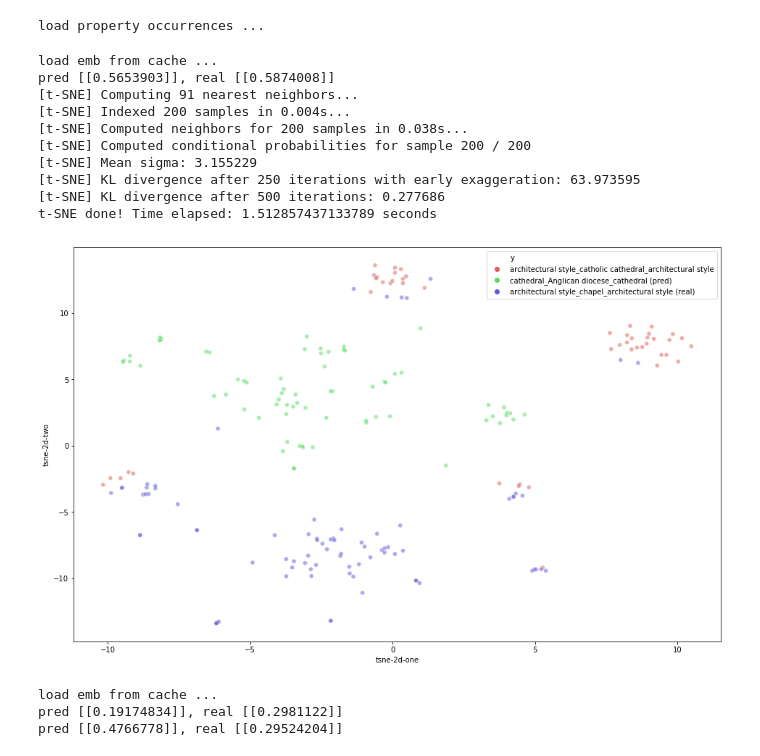
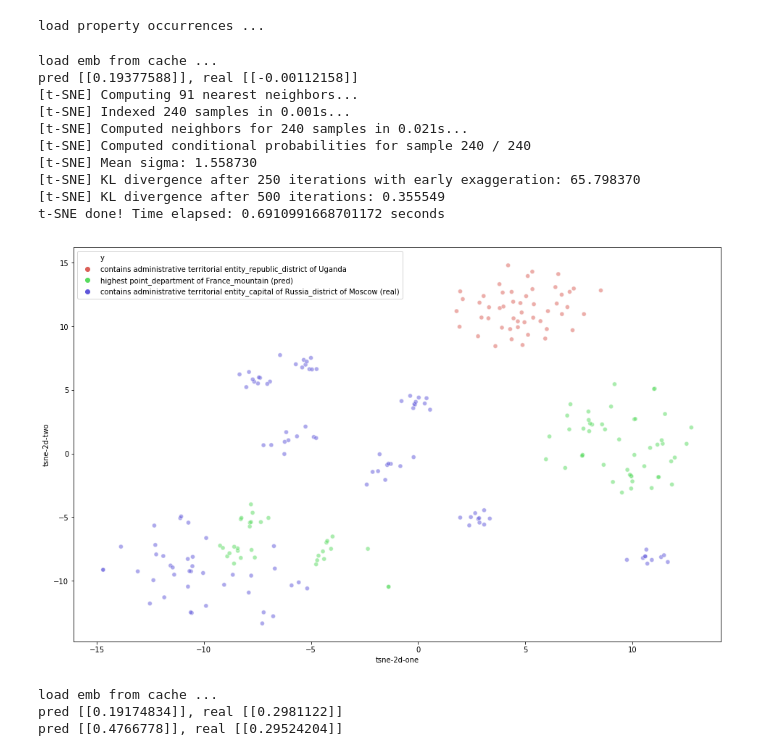
Before and after one commit to jzbjyb/RelEnt, a Jupyter notebook: exp.ipynb, the cells around one changed output. Drawn from its saved outputs; the diff is of its cells as text; code cells hidden in the pictures.

```diff
--- a/exp.ipynb
+++ b/exp.ipynb
@@ -3447,9 +3558,9 @@ def case_study(sample_file, label_file, emb_file, subprop_file, entityid2name_fi
         if pid == real_parent:
             real_parent_occs.extend(poccs)
 
-    wrong_pid_emb = np.array([np.concatenate([emb[emb_id2ind[h]], emb[emb_id2ind[t]]]) for h, t in wrong_pid_occs])
-    pred_parent_emb = np.array([np.concatenate([emb[emb_id2ind[h]], emb[emb_id2ind[t]]]) for h, t in pred_parent_occs])
-    real_parent_emb = np.array([np.concatenate([emb[emb_id2ind[h]], emb[emb_id2ind[t]]]) for h, t in real_parent_occs])
+    wrong_pid_emb = np.array([np.concatenate([emb[emb_id2ind[t]], ]) for h, t in wrong_pid_occs])
+    pred_parent_emb = np.array([np.concatenate([emb[emb_id2ind[t]], ]) for h, t in pred_parent_occs])
+    real_parent_emb = np.array([np.concatenate([emb[emb_id2ind[t]], ]) for h, t in real_parent_occs])
 
     wrong_pid_emb_mean = wrong_pid_emb.mean(0).reshape(1, -1)
     pred_parent_emb_mean = pred_parent_emb.mean(0).reshape(1, -1)
@@ -3481,26 +3592,27 @@ def case_study(sample_file, label_file, emb_file, subprop_file, entityid2name_fi
     )
 # %%
 # 'P1376_Q5119_Q3624078' 'P2541_Q829080_Q3624078' 'P1376_Q484170_Q6465'
+# 'P149_Q56242215_Q32880', 'P1885_Q18917976_Q2977', 'P149_Q108325_Q32880'
 case_study('data/analogy_dataset/split_middle_by_entail_nway_subgraph10_sample5_parent_occ_popu/test.nway',
            'data/analogy_dataset/split_middle_by_entail_nway_subgraph10_sample5_parent_occ_popu/label2occs.nway',
            '../pytorch_big_graph/emb/transe.txt',
            'data/property_occurrence_prop580k_split/subprops_hard',
            'data/split_merge_triples/property_occurrence_prop580k_split_entityid2name.pkl',
-           'P149_Q56242215_Q32880',
-           'P1885_Q18917976_Q2977',
-           'P149_Q108325_Q32880')
+           'P150_Q7270_Q3539870',
+           'P610_Q6465_Q8502',
+           'P150_Q4442912_Q4389092')
 # %% [output]
 load emb from cache ...
-pred [[0.5653903]], real [[0.5874008]]
+pred [[0.19377588]], real [[-0.00112158]]
 [t-SNE] Computing 91 nearest neighbors...
-[t-SNE] Indexed 200 samples in 0.004s...
-[t-SNE] Computed neighbors for 200 samples in 0.038s...
-[t-SNE] Computed conditional probabilities for sample 200 / 200
-[t-SNE] Mean sigma: 3.155229
-[t-SNE] KL divergence after 250 iterations with early exaggeration: 63.973595
-[t-SNE] KL divergence after 500 iterations: 0.277686
-t-SNE done! Time elapsed: 1.512857437133789 seconds
+[t-SNE] Indexed 240 samples in 0.001s...
+[t-SNE] Computed neighbors for 240 samples in 0.021s...
+[t-SNE] Computed conditional probabilities for sample 240 / 240
+[t-SNE] Mean sigma: 1.558730
+[t-SNE] KL divergence after 250 iterations with early exaggeration: 65.798370
+[t-SNE] KL divergence after 500 iterations: 0.355549
+t-SNE done! Time elapsed: 0.6910991668701172 seconds
-[figure, old version]
+[figure, new version]
 # %%
 def test():
     emb_id2ind, emb = read_embeddings_from_text_file(
```
Also changed, not shown: parts of 15 cells of this notebook, 2 other files.
